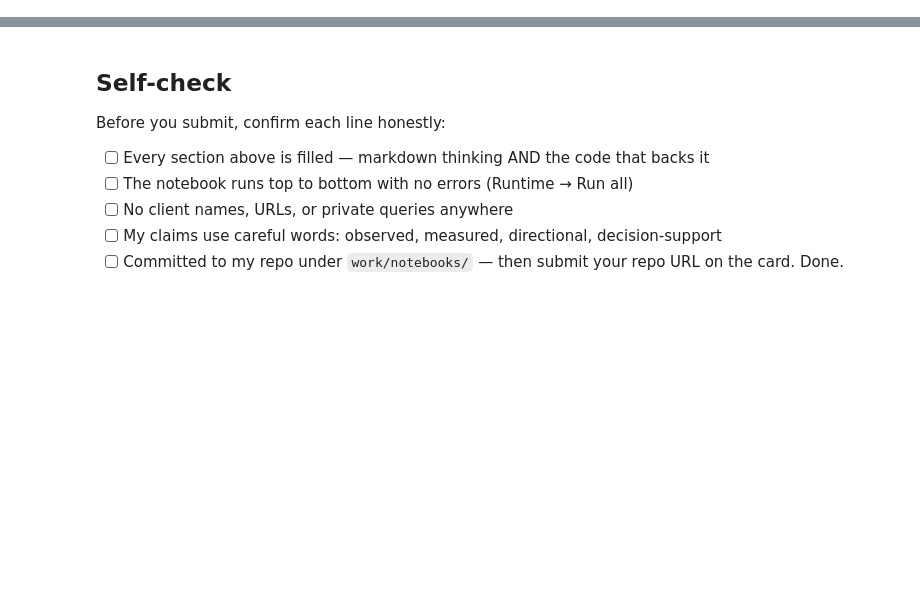
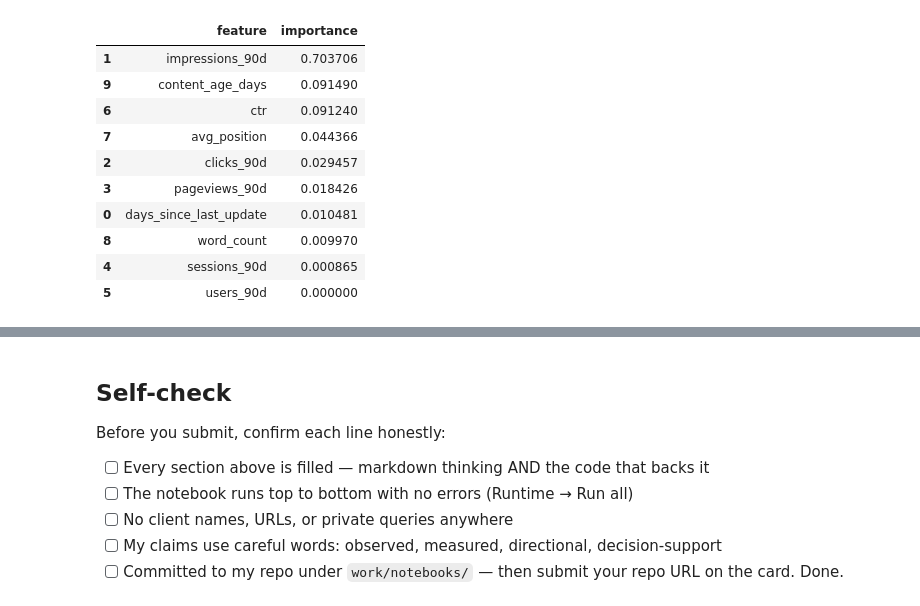
Before and after one commit to fatimahmahmood/flyrank_ml_internship, a Jupyter notebook: work/notebooks/w05_model.ipynb, the cells around one changed output, grey strips where cells are left out. Saved outputs shown, nothing was run; the diff lists cells and outputs as text; code cells hidden in the pictures; blank space fills up the shorter version.

```diff
--- a/work/notebooks/w05_model.ipynb
+++ b/work/notebooks/w05_model.ipynb
@@ -36,0 +163,30 @@ This skeleton is yours to fill. Work the sections **in order** — each one has
+# %%
+from sklearn.tree import DecisionTreeClassifier
+from sklearn.metrics import (
+    f1_score,
+    precision_score,
+    recall_score,
+    accuracy_score)
+# Create the Decision Tree
+model = DecisionTreeClassifier(
+    max_depth=5,
+    random_state=42)
+
+# Train the model
+model.fit(X_train, y_train)
+
+# Predict on unseen test clients
+y_pred = model.predict(X_test)
+
+# Calculate metrics
+f1 = f1_score(y_test, y_pred)
+precision = precision_score(y_test, y_pred)
+recall = recall_score(y_test, y_pred)
+accuracy = accuracy_score(y_test, y_pred)
+
+print("Decision Tree results")
+print("---------------------")
+print("F1:", round(f1, 3))
+print("Precision:", round(precision, 3))
+print("Recall:", round(recall, 3))
+print("Accuracy:", round(accuracy, 3))
@@ -36,0 +326,21 @@ This skeleton is yours to fill. Work the sections **in order** — each one has
+# %%
+# Check which features the Decision Tree relied on most
+feature_importance = pd.DataFrame({
+    "feature": features,
+    "importance": model.feature_importances_})
+feature_importance = feature_importance.sort_values(
+    "importance",
+    ascending=False)
+feature_importance
+# %% [output]
+|  | feature | importance |
+| 1 | impressions_90d | 0.703706 |
+| 9 | content_age_days | 0.091490 |
+| 6 | ctr | 0.091240 |
+| 7 | avg_position | 0.044366 |
+| 2 | clicks_90d | 0.029457 |
+| 3 | pageviews_90d | 0.018426 |
+| 0 | days_since_last_update | 0.010481 |
+| 8 | word_count | 0.009970 |
+| 4 | sessions_90d | 0.000865 |
+| 5 | users_90d | 0.000000 |
```
Also changed, not shown: parts of 24 cells of this notebook.
